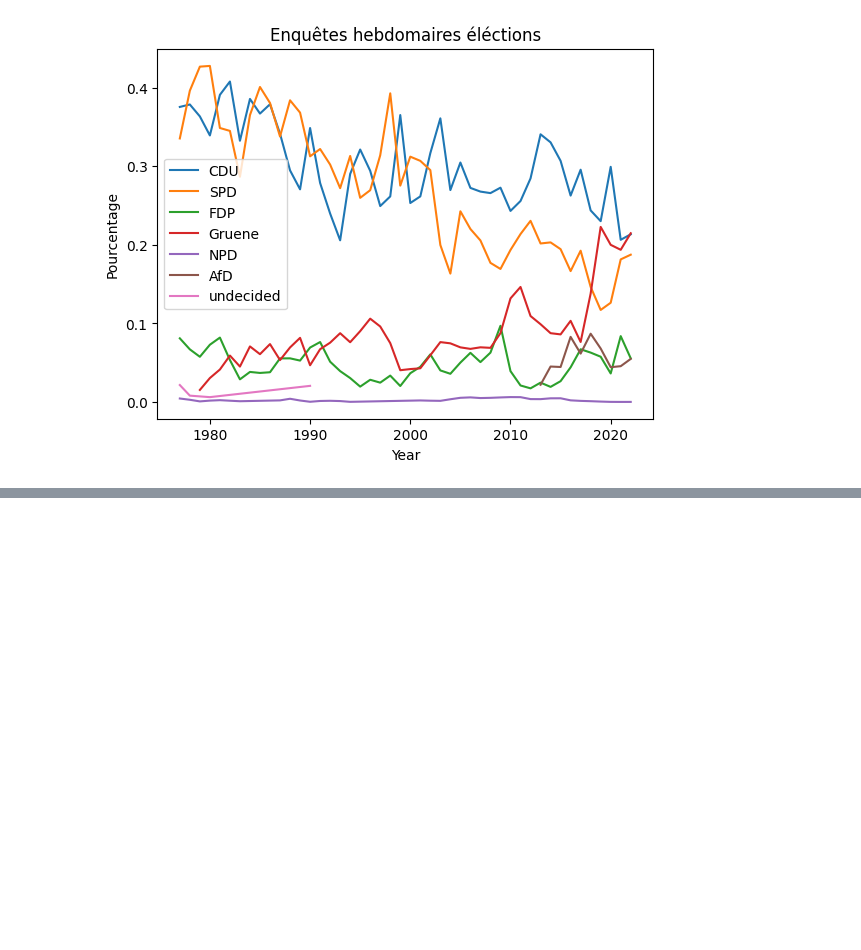
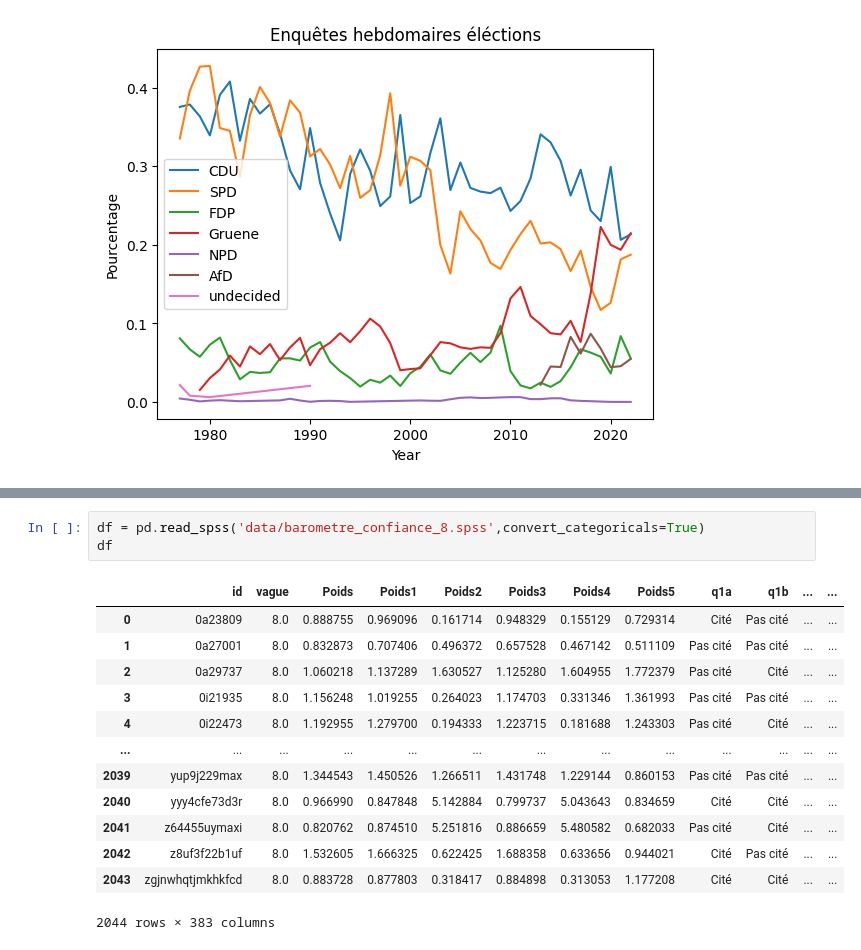
Before and after one commit to atg205/VoteMax, a Jupyter notebook: Surveys.ipynb, the cells around one changed output, grey strips where cells are left out. Drawn from its saved outputs; the diff is of its cells as text; blank space fills up the shorter version.

```diff
--- a/Surveys.ipynb
+++ b/Surveys.ipynb
@@ -72,0 +93,17 @@ plt.show()
+# %%
+df = pd.read_spss('data/barometre_confiance_8.spss',convert_categoricals=True)
+df
+# %% [output]
+|  | id | vague | Poids | Poids1 | Poids2 | Poids3 | Poids4 | Poids5 | q1a | q1b | ... | ... |
+| 0 | 0a23809 | 8.0 | 0.888755 | 0.969096 | 0.161714 | 0.948329 | 0.155129 | 0.729314 | Cité | Pas cité | ... | ... |
+| 1 | 0a27001 | 8.0 | 0.832873 | 0.707406 | 0.496372 | 0.657528 | 0.467142 | 0.511109 | Pas cité | Pas cité | ... | ... |
+| 2 | 0a29737 | 8.0 | 1.060218 | 1.137289 | 1.630527 | 1.125280 | 1.604955 | 1.772379 | Pas cité | Cité | ... | ... |
+| 3 | 0i21935 | 8.0 | 1.156248 | 1.019255 | 0.264023 | 1.174703 | 0.331346 | 1.361993 | Pas cité | Pas cité | ... | ... |
+| 4 | 0i22473 | 8.0 | 1.192955 | 1.279700 | 0.194333 | 1.223715 | 0.181688 | 1.243303 | Pas cité | Cité | ... | ... |
+| ... | ... | ... | ... | ... | ... | ... | ... | ... | ... | ... | ... | ... |
+| 2039 | yup9j229max | 8.0 | 1.344543 | 1.450526 | 1.266511 | 1.431748 | 1.229144 | 0.860153 | Pas cité | Pas cité | ... | ... |
+| 2040 | yyy4cfe73d3r | 8.0 | 0.966990 | 0.847848 | 5.142884 | 0.799737 | 5.043643 | 0.834659 | Cité | Cité | ... | ... |
+| 2041 | z64455uymaxi | 8.0 | 0.820762 | 0.874510 | 5.251816 | 0.886659 | 5.480582 | 0.682033 | Pas cité | Cité | ... | ... |
+| 2042 | z8uf3f22b1uf | 8.0 | 1.532605 | 1.666325 | 0.622425 | 1.688358 | 0.633656 | 0.944021 | Cité | Pas cité | ... | ... |
+| 2043 | zgjnwhqtjmkhkfcd | 8.0 | 0.883728 | 0.877803 | 0.318417 | 0.884898 | 0.313053 | 1.177208 | Cité | Cité | ... | ... |
+2044 rows × 383 columns
```
Also changed, not shown: parts of 4 cells of this notebook.
